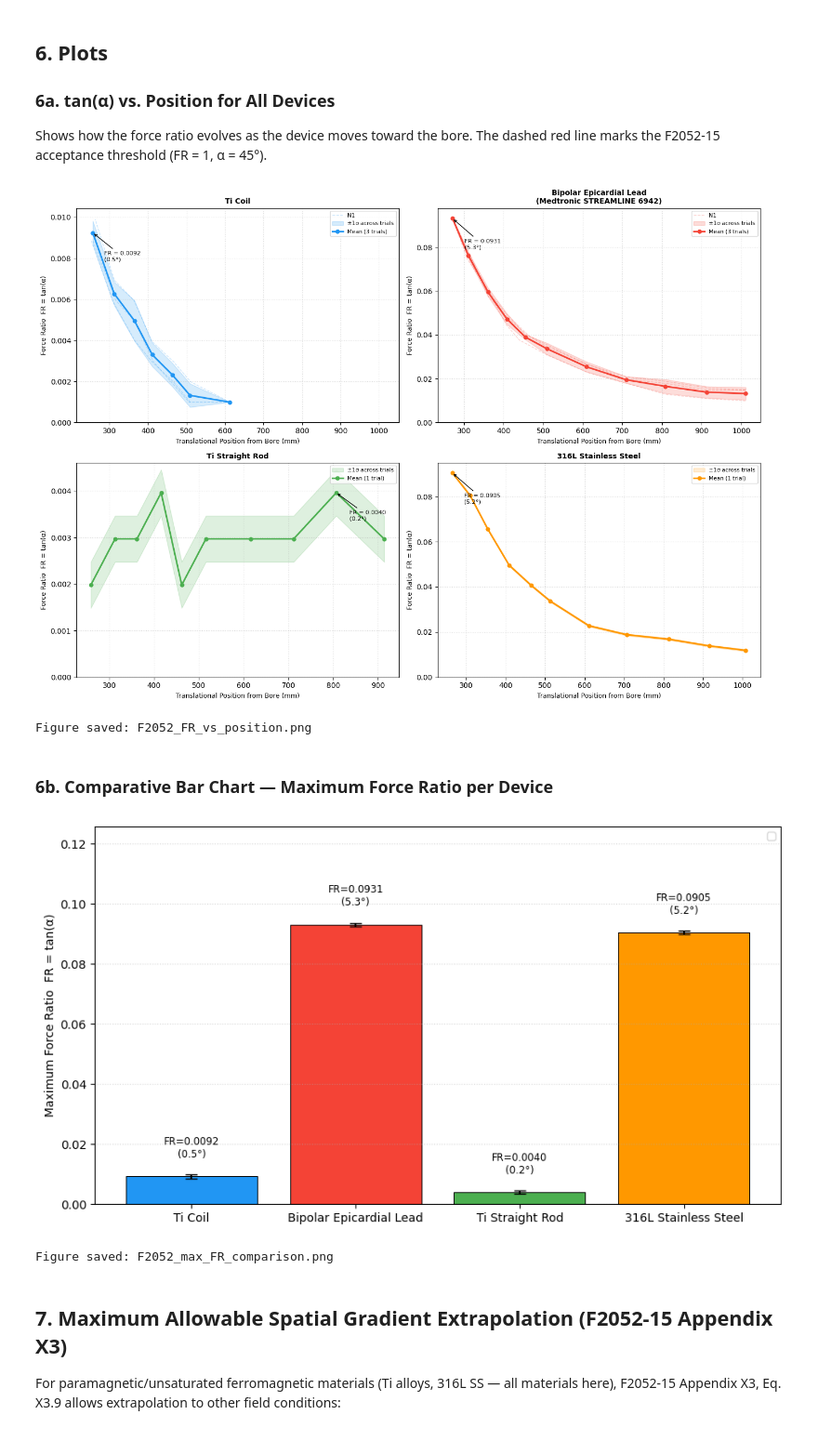
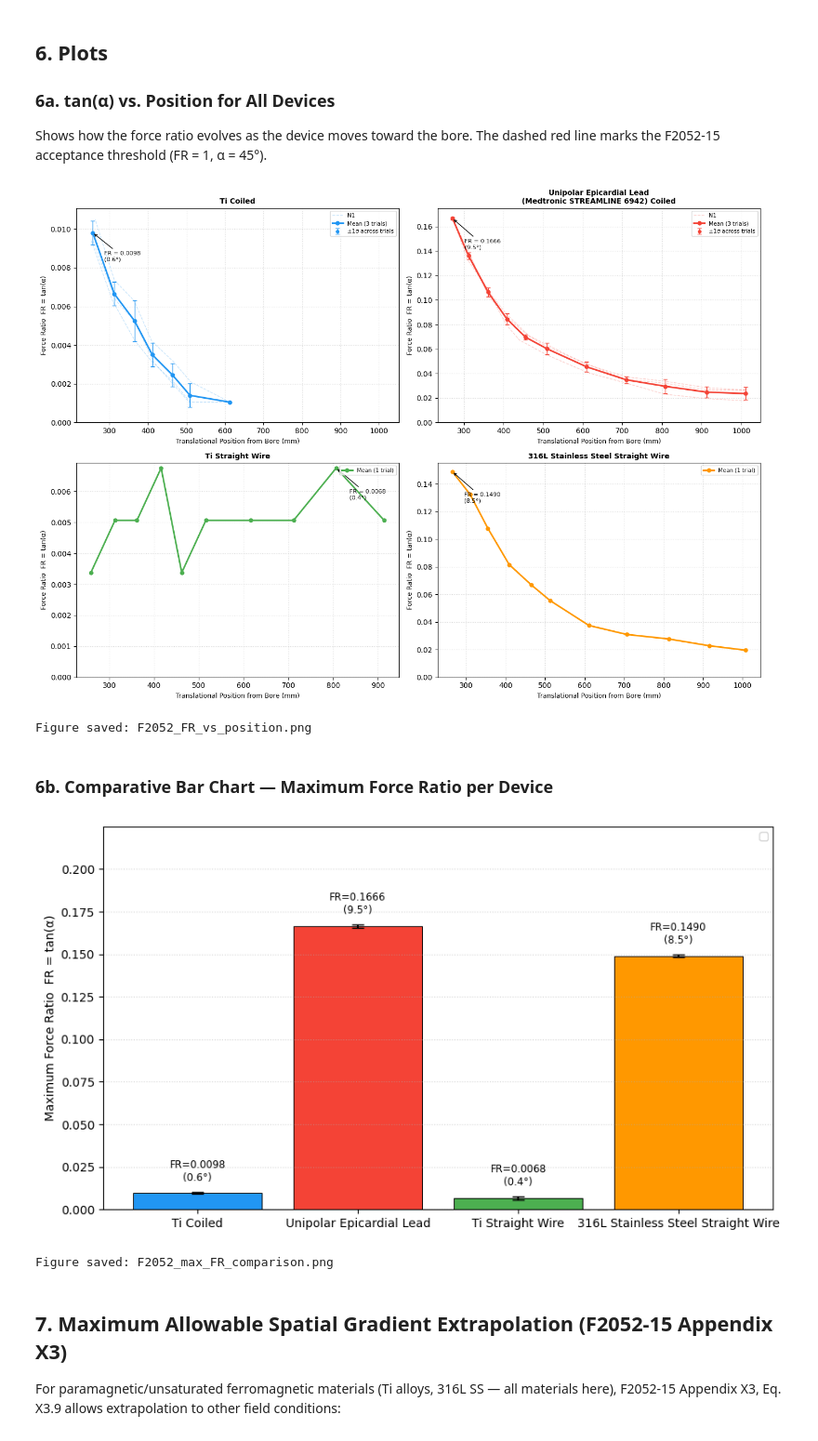
Before and after one commit to Zslw/mri-translational-force-n-torque-analysis, a Jupyter notebook: JupyterLab/ClinicalData/TranslationalExperiment/Translational_F2052.ipynb, the cells around one changed output. Shown at 93% size. Drawn from its saved outputs; the diff is of its cells as text; code cells hidden in the pictures.

```diff
--- a/JupyterLab/ClinicalData/TranslationalExperiment/Translational_F2052.ipynb
+++ b/JupyterLab/ClinicalData/TranslationalExperiment/Translational_F2052.ipynb
@@ -69,9 +69,9 @@ raw_sections = content.split('0 displacement at')
 # ── Material name mapping (from first-column header keywords) ────
 MATERIAL_MAP = {
     'ti coil':      'Ti_Coil',
-    'bipolar':      'Bipolar_Lead',
-    'medtronic':    'Bipolar_Lead',
-    'streamline':   'Bipolar_Lead',
+    'bipolar':      'Unipolar_Lead',
+    'medtronic':    'Unipolar_Lead',
+    'streamline':   'Unipolar_Lead',
     'ti straight':  'Ti_Rod',
     'rod':          'Ti_Rod',
     '316l':         'SS_316L',
@@ -442,11 +501,11 @@ summary_rows = []
 for material, df in mean_results.items():
     max_idx     = df['mean_tan_alpha'].idxmax()
     max_row     = df.loc[max_idx]
-    max_fr      = max_row['mean_tan_alpha']
-    max_alpha   = max_row['mean_alpha_deg']
+    max_fr      = max_row['mean_tan_alpha_corrected']
+    max_alpha   = max_row['mean_alpha_deg_corrected']
     max_pos     = max_row['mean_position_mm']
     n_trials    = int(max_row['n_trials'])
-    std_fr      = max_row['std_tan_alpha']
+    std_fr      = max_row['std_tan_alpha_corrected']
     passes      = max_fr < THRESHOLD_TAN
 
     status = " PASS (FR < 1)" if passes else " FAIL (FR ≥ 1)"
@@ -501,16 +560,16 @@ Shows how the force ratio evolves as the device moves toward the bore. The dashe
 # %%
 COLORS = {
     'Ti_Coil':      '#2196F3',
-    'Bipolar_Lead': '#F44336',
+    'Unipolar_Lead': '#F44336',
     'Ti_Rod':       '#4CAF50',
     'SS_316L':      '#FF9800',
 }
 
 LABELS = {
-    'Ti_Coil':      'Ti Coil',
-    'Bipolar_Lead': 'Bipolar Epicardial Lead\n(Medtronic STREAMLINE 6942)',
-    'Ti_Rod':       'Ti Straight Rod',
-    'SS_316L':      '316L Stainless Steel',
+    'Ti_Coil':      'Ti Coiled',
+    'Unipolar_Lead': 'Unipolar Epicardial Lead\n(Medtronic STREAMLINE 6942) Coiled',
+    'Ti_Rod':       'Ti Straight Wire',
+    'SS_316L':      '316L Stainless Steel Straight Wire',
 }
 
 fig, axes = plt.subplots(2, 2, figsize=(14, 10))
@@ -522,22 +581,24 @@ for ax, (material, df) in zip(axes, mean_results.items()):
     n_trials = int(df['n_trials'].iloc[0])
 
     pos  = df['mean_position_mm'].values
-    fr   = df['mean_tan_alpha'].values
-    std  = df['std_tan_alpha'].values
+    fr   = df['mean_tan_alpha_corrected'].values
+    std  = df['std_tan_alpha_corrected'].values
+    correction_factor = df['correction_factor'].values
 
     # Plot individual trials lightly in background
     if n_trials > 1:
         trials_dict = parsed_sections[material]['trials']
         min_rows = min(len(d) for d in trials_dict.values())
         for t_name, t_df in trials_dict.items():
+            t_df['tan_alpha_corrected'] = t_df['tan_alpha'] * correction_factor
             ax.plot(t_df['Position_mm'].values[:min_rows],
-                    t_df['tan_alpha'].values[:min_rows],
+                    t_df['tan_alpha_corrected'].values[:min_rows],
                     color=color, alpha=0.25, linewidth=1,
                     linestyle='--', label=t_name if t_name == 'N1' else '_')
 
-    # Mean ± std shading
-    ax.fill_between(pos, fr - std, fr + std,
-                    color=color, alpha=0.18, label='±1σ across trials')
+        # Mean ± std shading
+        ax.errorbar(pos, fr, yerr=std, color=color, fmt='o', markersize=4,
+            capsize=3, capthick=1, elinewidth=1, label='±1σ across trials')
 
     # Mean line
     ax.plot(pos, fr, color=color, linewidth=2.2,
@@ -571,7 +632,7 @@ plt.savefig('F2052_FR_vs_position.png', dpi=150, bbox_inches='tight')
 plt.show()
 print("Figure saved: F2052_FR_vs_position.png")
 # %% [output]
-[figure, old version]
+[figure, new version]
 Figure saved: F2052_FR_vs_position.png
 # %% [markdown]
 ### 6b. Comparative Bar Chart — Maximum Force Ratio per Device
@@ -579,39 +640,39 @@ Figure saved: F2052_FR_vs_position.png
 fig, ax = plt.subplots(figsize=(9, 5))
 
 materials = list(mean_results.keys())
-max_frs   = [mean_results[m]['mean_tan_alpha'].max() for m in materials]
-std_frs   = [mean_results[m]['std_tan_alpha']
-             [mean_results[m]['mean_tan_alpha'].idxmax()] for m in materials]
+max_frs   = [mean_results[m]['mean_tan_alpha_corrected'].max() for m in materials]
+std_frs   = [mean_results[m]['std_tan_alpha_corrected']
+             [mean_results[m]['mean_tan_alpha_corrected'].idxmax()] for m in materials]
 colors    = [COLORS[m] for m in materials]
 short_labels = [LABELS[m].split('\n')[0] for m in materials]
 
 bars = ax.bar(short_labels, max_frs, color=colors,
               edgecolor='black', linewidth=0.7,
               yerr=std_frs, capsize=5, error_kw={'linewidth': 1.5})
 
 #ax.axhline(THRESHOLD_TAN, color='red', linewidth=2,
  #          linestyle='--', label='F2052-15 limit: FR = 1.0 (α = 45°)')
 
 # Annotate bars
 for bar, fr, std in zip(bars, max_frs, std_frs):
     alpha_deg = np.degrees(np.arctan(fr))
     ax.text(bar.get_x() + bar.get_width() / 2,
             bar.get_height() + std + 0.005,
             f'FR={fr:.4f}\n({alpha_deg:.1f}°)',
             ha='center', va='bottom', fontsize=8.5)
 
 ax.set_ylabel('Maximum Force Ratio  FR = tan(α)', fontsize=10)
 #ax.set_title('Maximum Magnetically Induced Force Ratio per Device\nASTM F2052-15',
  #            fontsize=11, fontweight='bold')
 ax.legend(fontsize=9)
 ax.set_ylim(0, max(max_frs) * 1.35)
 ax.grid(axis='y', linestyle=':', alpha=0.5)
 plt.tight_layout()
 plt.savefig('F2052_max_FR_comparison.png', dpi=150, bbox_inches='tight')
 plt.show()
 print("Figure saved: F2052_max_FR_comparison.png")
 # %% [output]
-[figure, old version]
+[figure, new version]
 Figure saved: F2052_max_FR_comparison.png
 # %% [markdown]
 ## 7. Maximum Allowable Spatial Gradient Extrapolation (F2052-15 Appendix X3)
```
Also changed, not shown: parts of 14 cells of this notebook, 26 other files.
